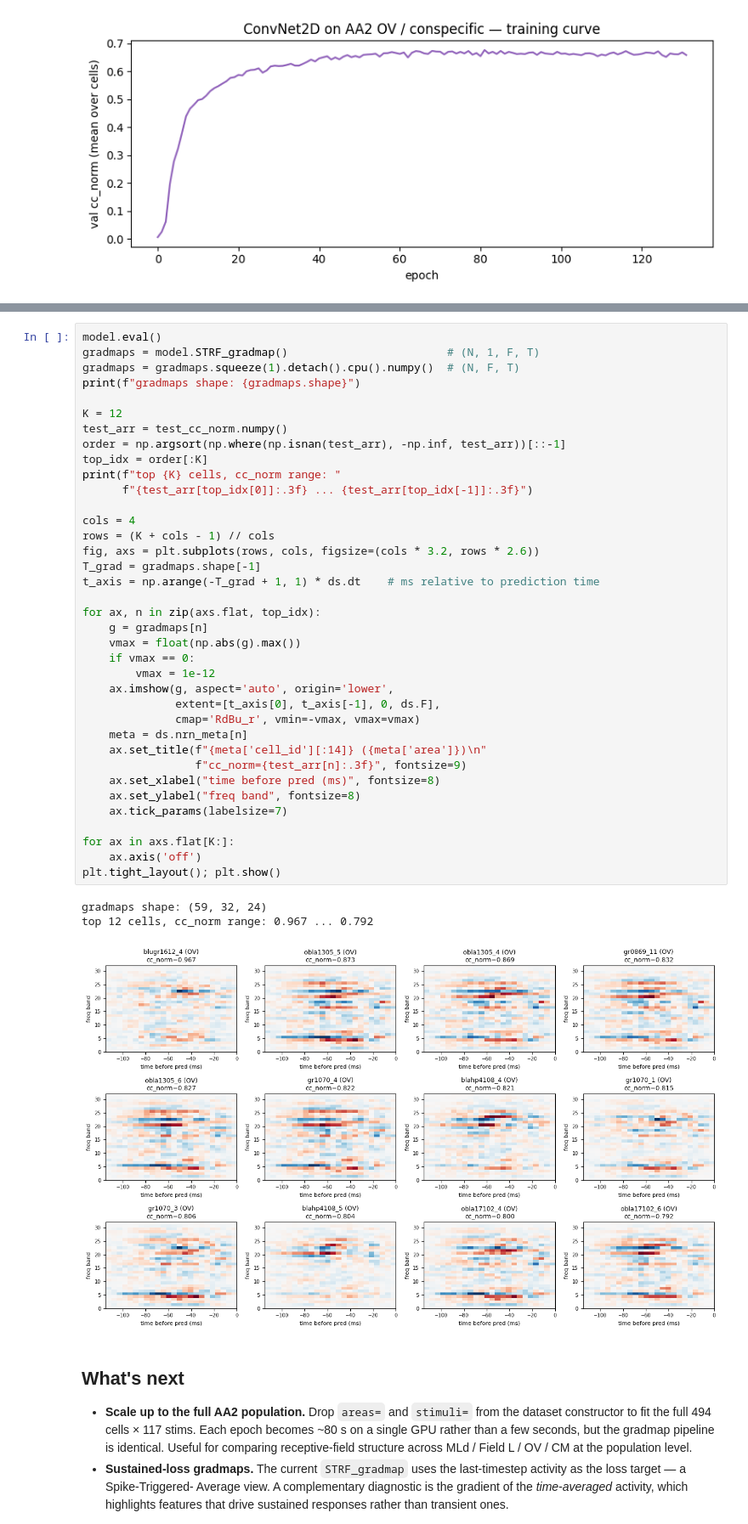
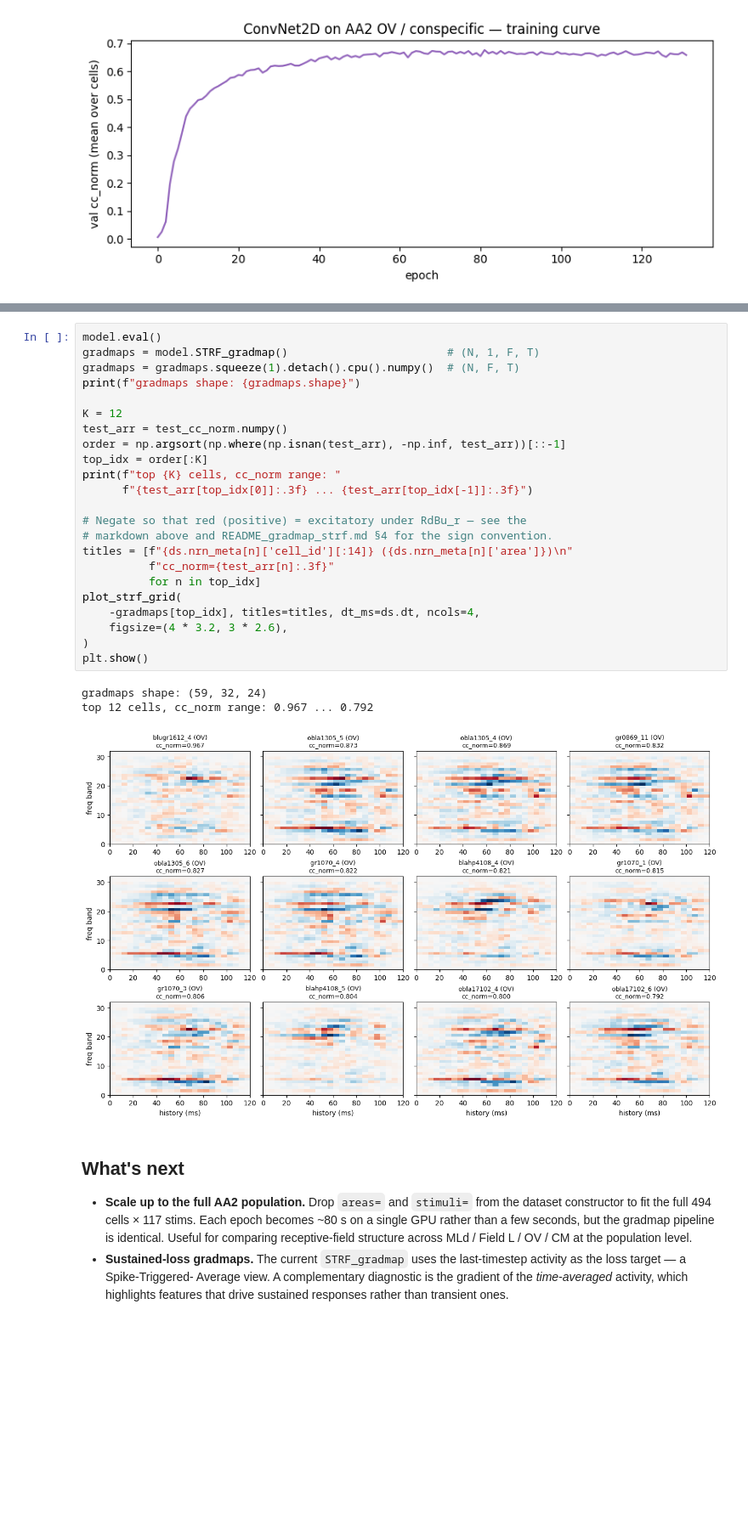
Before and after one commit to urancon/deepSTRF, a Jupyter notebook: examples/strf_gradmap_aa2.ipynb, the cells around one changed output, grey strips where cells are left out. Shown at 85% size. Saved outputs shown, nothing was run; the diff lists cells and outputs as text; blank space fills up the shorter version.

```diff
--- a/examples/strf_gradmap_aa2.ipynb
+++ b/examples/strf_gradmap_aa2.ipynb
@@ -216,44 +226,30 @@ magnitude.
 # %%
 model.eval()
 gradmaps = model.STRF_gradmap()                        # (N, 1, F, T)
 gradmaps = gradmaps.squeeze(1).detach().cpu().numpy()  # (N, F, T)
 print(f"gradmaps shape: {gradmaps.shape}")
 
 K = 12
 test_arr = test_cc_norm.numpy()
 order = np.argsort(np.where(np.isnan(test_arr), -np.inf, test_arr))[::-1]
 top_idx = order[:K]
 print(f"top {K} cells, cc_norm range: "
       f"{test_arr[top_idx[0]]:.3f} ... {test_arr[top_idx[-1]]:.3f}")
 
-cols = 4
-rows = (K + cols - 1) // cols
-fig, axs = plt.subplots(rows, cols, figsize=(cols * 3.2, rows * 2.6))
-T_grad = gradmaps.shape[-1]
-t_axis = np.arange(-T_grad + 1, 1) * ds.dt    # ms relative to prediction time
-
-for ax, n in zip(axs.flat, top_idx):
-    g = gradmaps[n]
-    vmax = float(np.abs(g).max())
-    if vmax == 0:
-        vmax = 1e-12
-    ax.imshow(g, aspect='auto', origin='lower',
-              extent=[t_axis[0], t_axis[-1], 0, ds.F],
-              cmap='RdBu_r', vmin=-vmax, vmax=vmax)
-    meta = ds.nrn_meta[n]
-    ax.set_title(f"{meta['cell_id'][:14]} ({meta['area']})\n"
-                 f"cc_norm={test_arr[n]:.3f}", fontsize=9)
-    ax.set_xlabel("time before pred (ms)", fontsize=8)
-    ax.set_ylabel("freq band", fontsize=8)
-    ax.tick_params(labelsize=7)
-
-for ax in axs.flat[K:]:
-    ax.axis('off')
-plt.tight_layout(); plt.show()
+# Negate so that red (positive) = excitatory under RdBu_r — see the
+# markdown above and README_gradmap_strf.md §4 for the sign convention.
+titles = [f"{ds.nrn_meta[n]['cell_id'][:14]} ({ds.nrn_meta[n]['area']})\n"
+          f"cc_norm={test_arr[n]:.3f}"
+          for n in top_idx]
+plot_strf_grid(
+    -gradmaps[top_idx], titles=titles, dt_ms=ds.dt, ncols=4,
+    figsize=(4 * 3.2, 3 * 2.6),
+)
+plt.show()
 # %% [output]
 gradmaps shape: (59, 32, 24)
 top 12 cells, cc_norm range: 0.967 ... 0.792
-[figure, old version]
+[figure, new version]
 # %% [markdown]
 ## What's next
 
```
Also changed, not shown: parts of 5 cells of this notebook, 4 other files.
